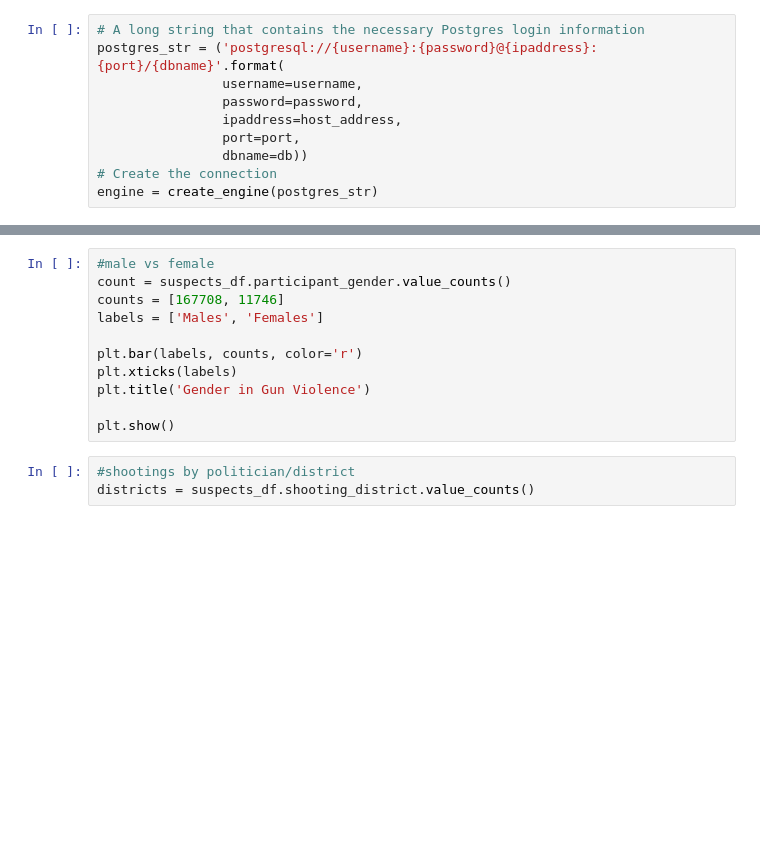
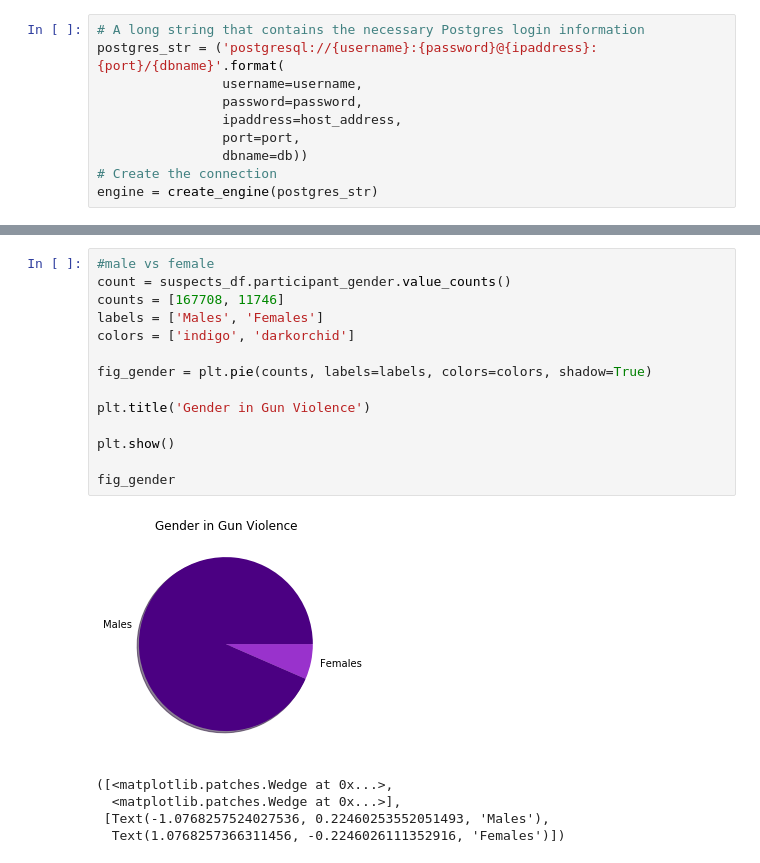
Before and after one commit to jennitian/gun-violence, a Jupyter notebook: Analysis 1.ipynb, the cells around one changed output, grey strips where cells are left out. Cells and saved outputs as stored; diff of their text form; blank space fills up the shorter version.

```diff
--- a/Analysis 1.ipynb
+++ b/Analysis 1.ipynb
@@ -42,14 +67,20 @@ suspects_df
 # %%
 #male vs female
 count = suspects_df.participant_gender.value_counts()
 counts = [167708, 11746]
 labels = ['Males', 'Females']
+colors = ['indigo', 'darkorchid']
 
-plt.bar(labels, counts, color='r')
-plt.xticks(labels)
+fig_gender = plt.pie(counts, labels=labels, colors=colors, shadow=True)
+
 plt.title('Gender in Gun Violence')
 
 plt.show()
+
+fig_gender
+# %% [output]
+[figure, added]
+([<matplotlib.patches.Wedge at 0x...>,
+  <matplotlib.patches.Wedge at 0x...>],
+ [Text(-1.0768257524027536, 0.22460253552051493, 'Males'),
+  Text(1.0768257366311456, -0.2246026111352916, 'Females')])
-# %%
-#shootings by politician/district
-districts = suspects_df.shooting_district.value_counts()
```
Also changed, not shown: parts of 15 cells of this notebook, 1 other file.
